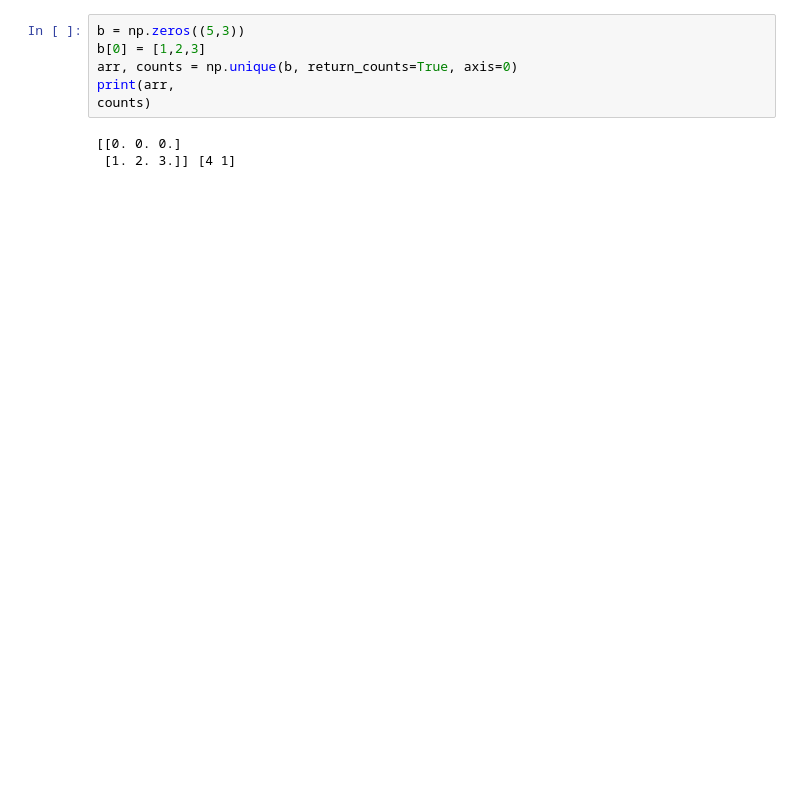
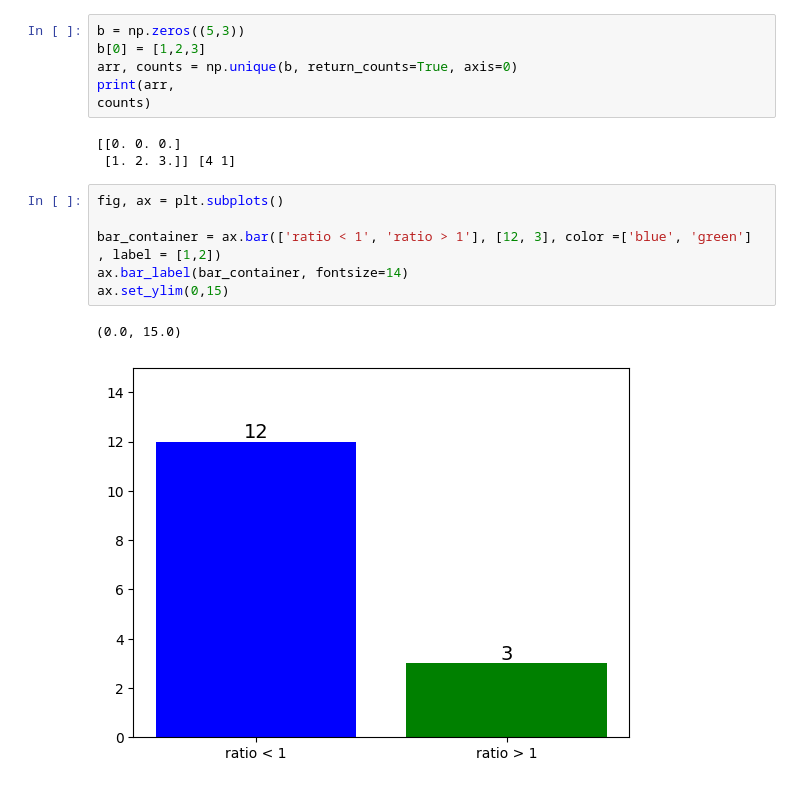
Before and after one commit to imn167/SubsetSimulation_VAE, a Jupyter notebook: Resultats_4Branch(1).ipynb, the cells around one changed output. Saved outputs shown, nothing was run; the diff lists cells and outputs as text; blank space fills up the shorter version.

```diff
--- a/Resultats_4Branch(1).ipynb
+++ b/Resultats_4Branch(1).ipynb
@@ -368,3 +373,12 @@ counts)
 # %% [output]
 [[0. 0. 0.]
  [1. 2. 3.]] [4 1]
+# %%
+fig, ax = plt.subplots()
+
+bar_container = ax.bar(['ratio < 1', 'ratio > 1'], [12, 3], color =['blue', 'green'] , label = [1,2])
+ax.bar_label(bar_container, fontsize=14)
+ax.set_ylim(0,15)
+# %% [output]
+(0.0, 15.0)
+[figure, added]
```
Also changed, not shown: parts of 14 cells of this notebook, 58 other files.
